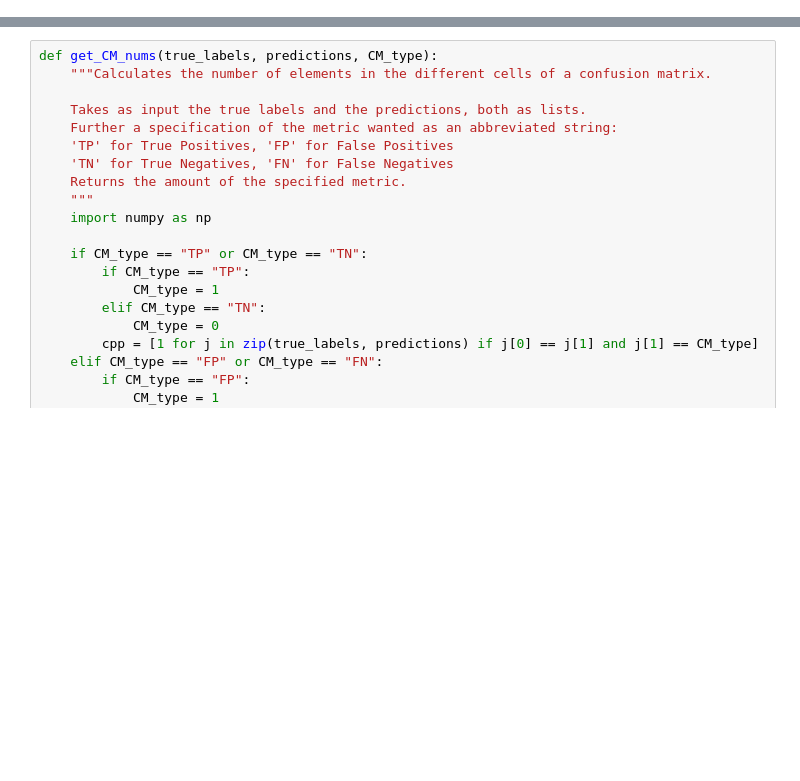
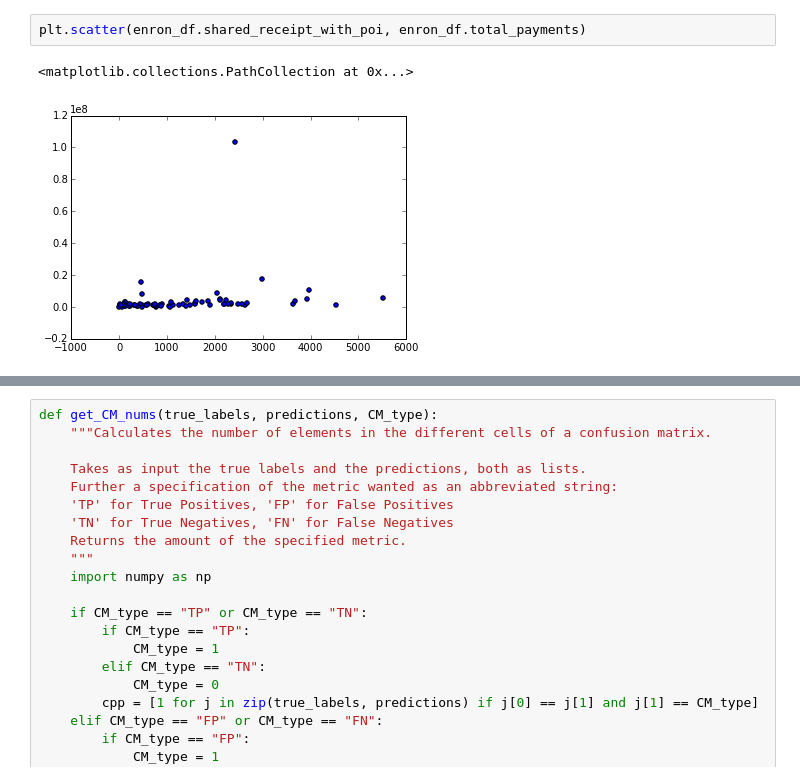
Before and after one commit to martin-martin/smartest_algorithm, a Jupyter notebook: ml_enron.ipynb, the cells around one changed output, grey strips where cells are left out. Drawn from its saved outputs; the diff is of its cells as text; blank space fills up the shorter version.

```diff
--- a/ml_enron.ipynb
+++ b/ml_enron.ipynb
@@ -482,0 +78,5 @@ def test_classifier(classifier_obj, data, scale=False):
+# %%
+plt.scatter(enron_df.shared_receipt_with_poi, enron_df.total_payments)
+# %% [output]
+<matplotlib.collections.PathCollection at 0x...>
+[figure, added]
```
Also changed, not shown: parts of 140 cells of this notebook, 10 other files.
